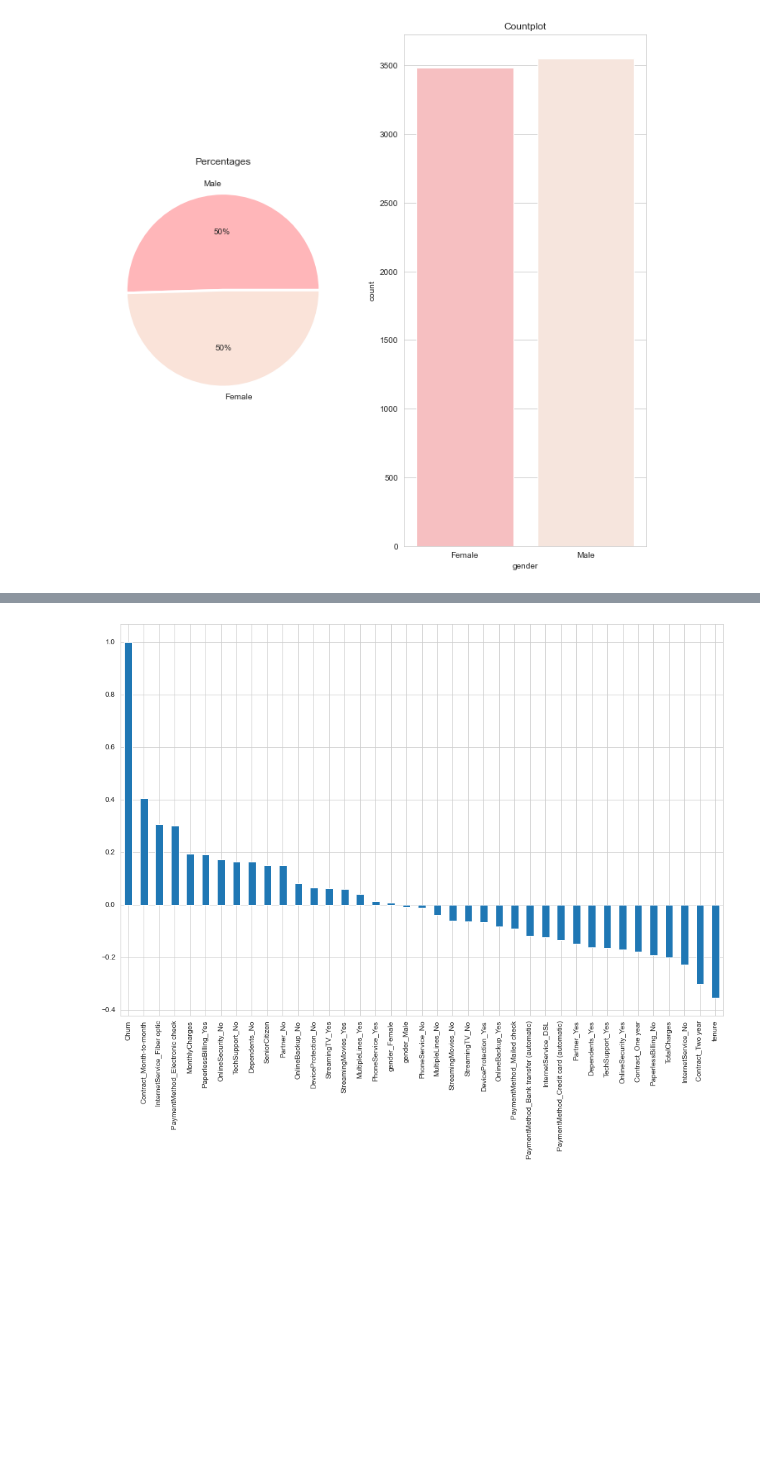
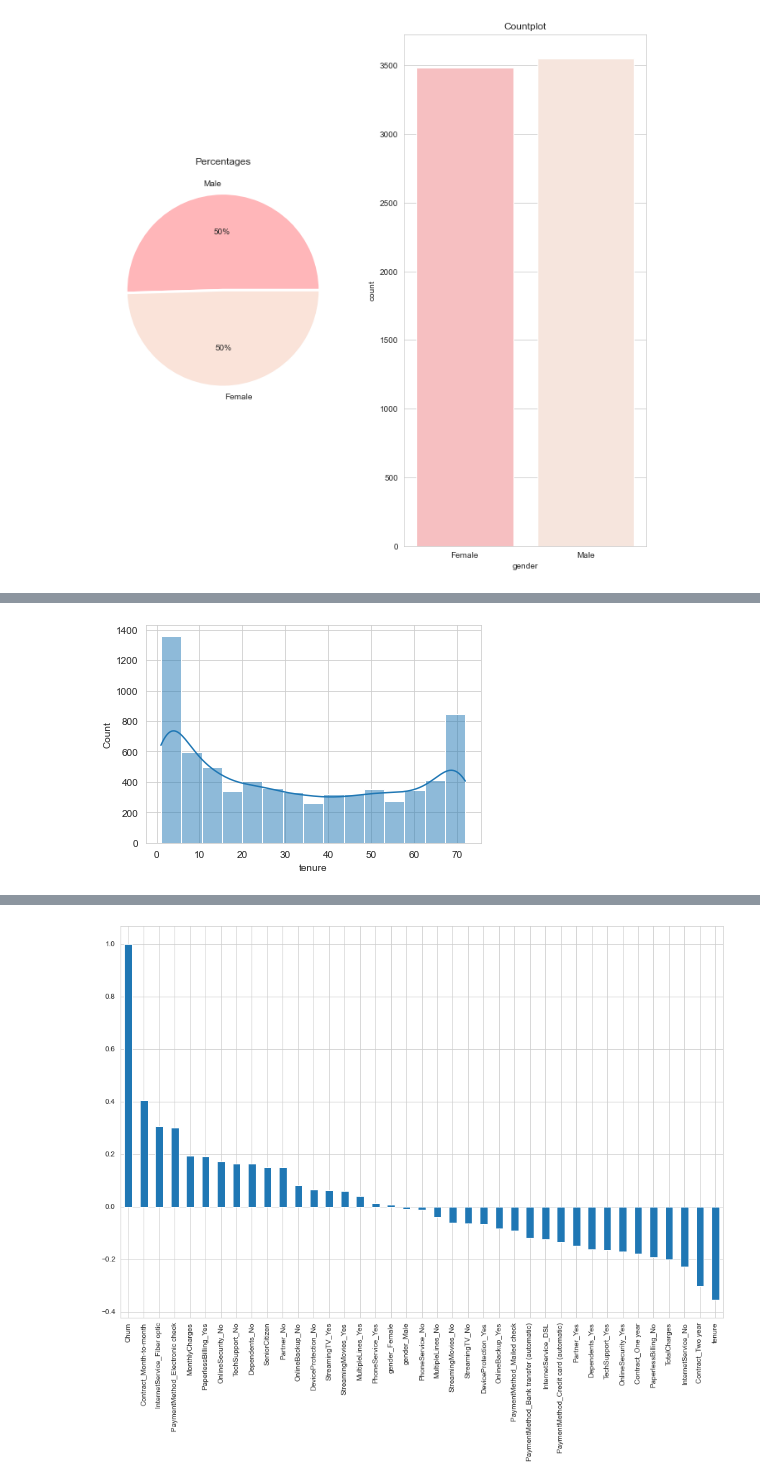
Before and after one commit to furkaneneseren/Telco-Churn-Prediction, a Jupyter notebook: churn-prediction.ipynb, the cells around one changed output, grey strips where cells are left out. Cells and saved outputs as stored; diff of their text form; code cells hidden in the pictures; blank space fills up the shorter version.

```diff
--- a/churn-prediction.ipynb
+++ b/churn-prediction.ipynb
@@ -311,0 +351,4 @@ Name: gender, dtype: int64
+# %%
+sns.histplot(df["tenure"], kde=True);
+# %% [output]
+[figure, added]
```
Also changed, not shown: parts of 22 cells of this notebook.
